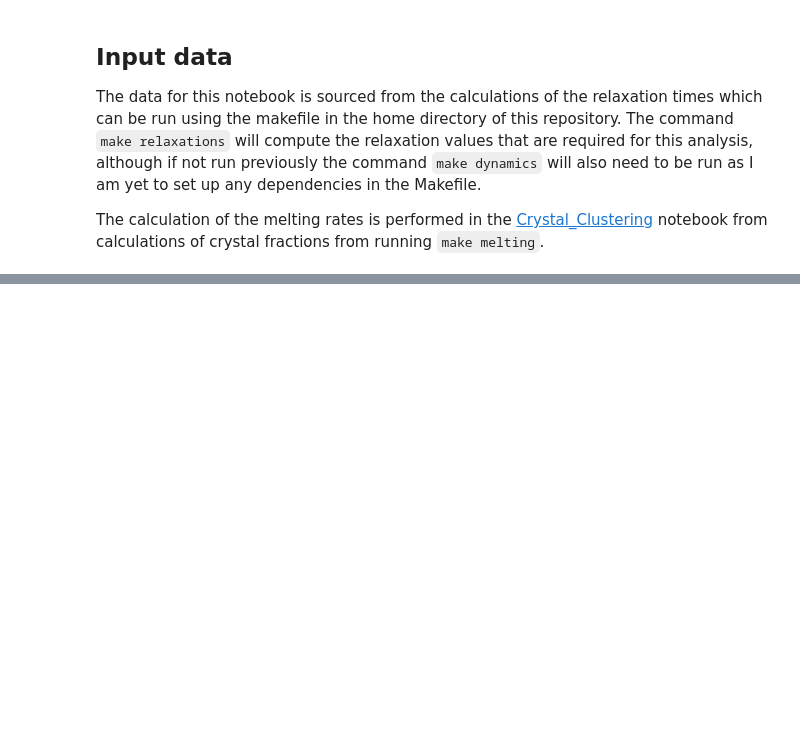
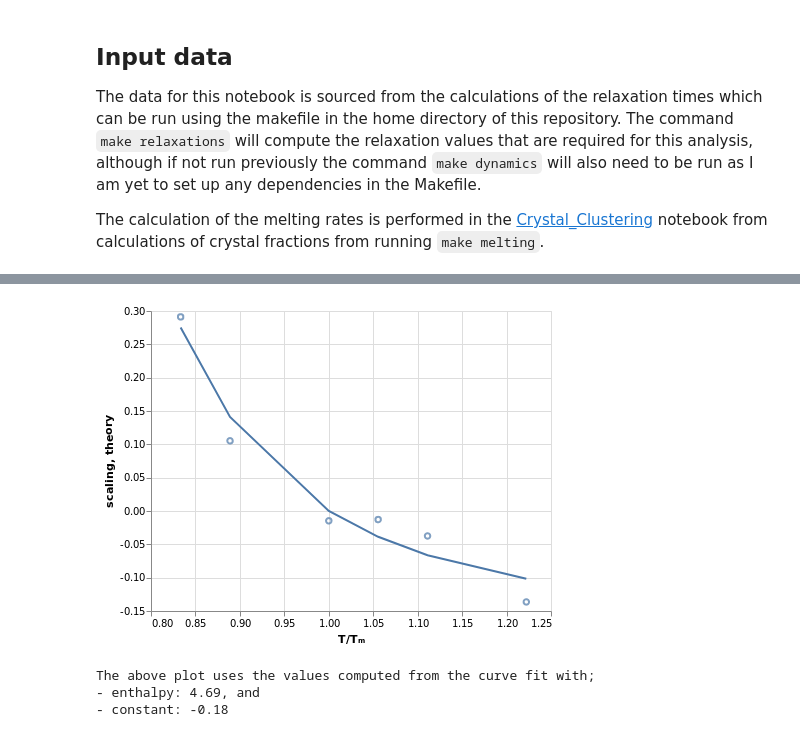
Before and after one commit to malramsay64/Crystal_Melting, a Jupyter notebook: notebooks/11_melting_dynamics.ipynb, the cells around one changed output, grey strips where cells are left out. Drawn from its saved outputs; the diff is of its cells as text; code cells hidden in the pictures; blank space fills up the shorter version.

```diff
--- a/notebooks/11_melting_dynamics.ipynb
+++ b/notebooks/11_melting_dynamics.ipynb
@@ -84,0 +43,4 @@ df_timescales.query('pressure == "1.0"').melting_rate
+# %%
+def theory(x, enthalpy, c):
+    result = 1 - np.exp((1-x) * enthalpy / x)
+    return c * result
@@ -84,0 +49,30 @@ df_timescales.query('pressure == "1.0"').melting_rate
+# %%
+opt, err = scipy.optimize.curve_fit(
+    theory,
+    df_timescales.temp_norm,
+    df_timescales["mean"] * df_timescales.rot2_value
+)
+# %%
+df_fit = pd.DataFrame({
+    "temp_norm": df_timescales.temp_norm,
+    "scaling": df_timescales["mean"] * df_timescales["rot2_value"],
+    "theory": theory(df_timescales.temp_norm, *opt)
+})
+# %%
+c = alt.Chart(df_fit).encode(
+    x=alt.X('temp_norm', title='T/Tₘ', scale=alt.Scale(zero=False)),
+)
+
+c.mark_point().encode(y="scaling") + c.mark_line().encode(y="theory")
+# %% [output]
+[figure, added]
+# %%
+print(f"""
+The above plot uses the values computed from the curve fit with;
+- enthalpy: {opt[0]:.2f}, and
+- constant: {opt[1]:.2f}
+""")
+# %% [output]
+The above plot uses the values computed from the curve fit with;
+- enthalpy: 4.69, and
+- constant: -0.18
```
Also changed, not shown: parts of 16 cells of this notebook.
